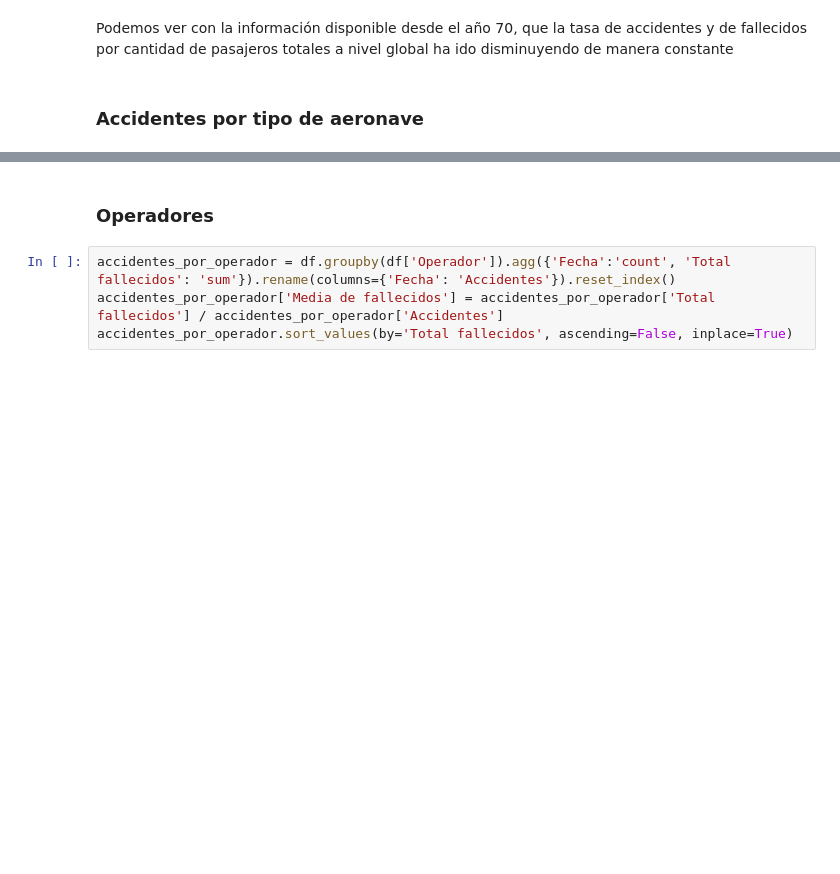
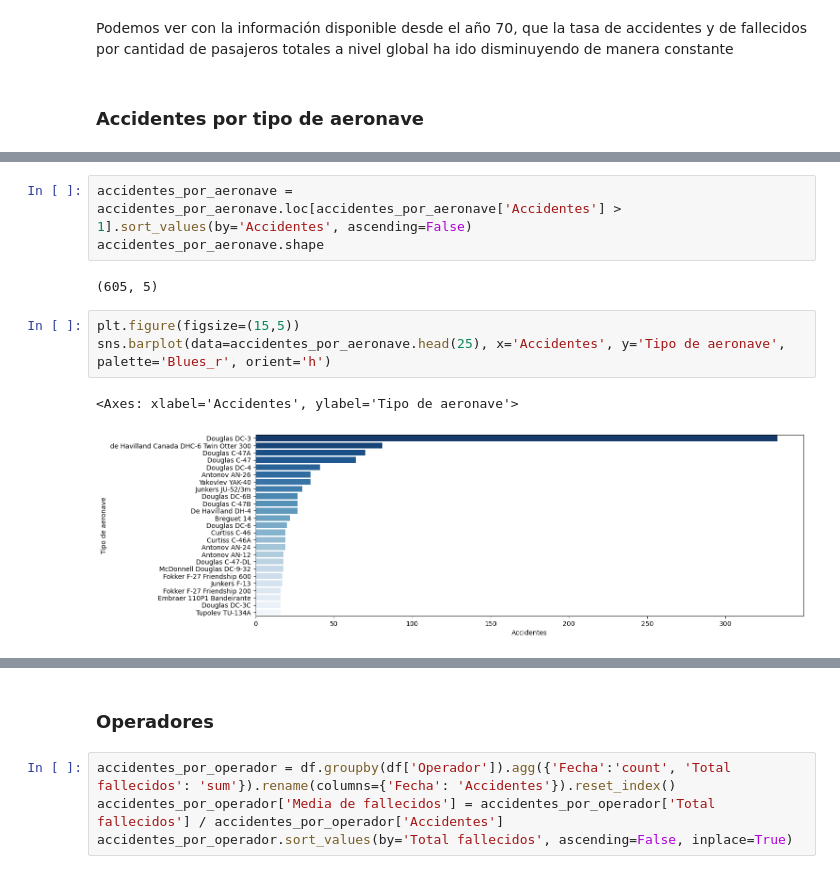
Before and after one commit to oOOoutsiderOOo/PIDA-Henry, a Jupyter notebook: EDA.ipynb, the cells around one changed output, grey strips where cells are left out. Cells and saved outputs as stored; diff of their text form; blank space fills up the shorter version.

```diff
--- a/EDA.ipynb
+++ b/EDA.ipynb
@@ -129,0 +133,11 @@ La cantidad de versiones de cada modelo de aeronave en algunos casos es muy gran
+# %%
+accidentes_por_aeronave = accidentes_por_aeronave.loc[accidentes_por_aeronave['Accidentes'] > 1].sort_values(by='Accidentes', ascending=False)
+accidentes_por_aeronave.shape
+# %% [output]
+(605, 5)
+# %%
+plt.figure(figsize=(15,5))
+sns.barplot(data=accidentes_por_aeronave.head(25), x='Accidentes', y='Tipo de aeronave', palette='Blues_r', orient='h')
+# %% [output]
+<Axes: xlabel='Accidentes', ylabel='Tipo de aeronave'>
+[figure, added]
```
Also changed, not shown: parts of 41 cells of this notebook, 5 other files.
